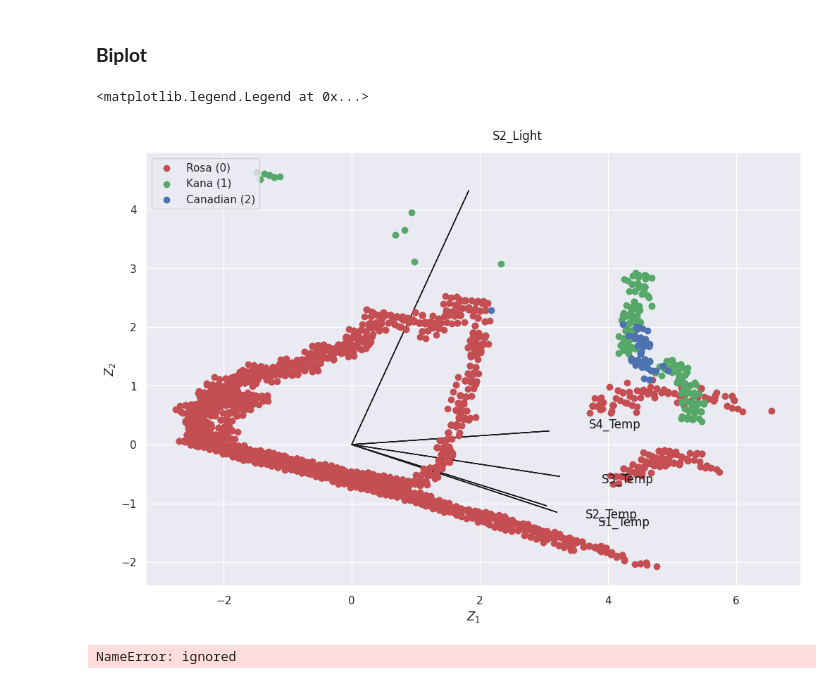
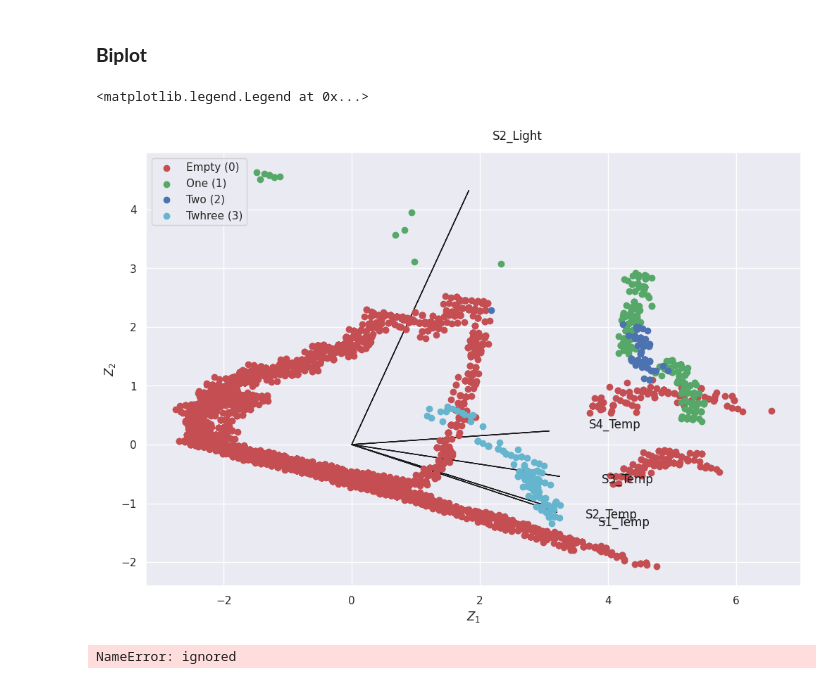
Before and after one commit to AngelicaAlfonsoH/INSE6220_FinalProject, a Jupyter notebook: ProjectV5.ipynb, the cells around one changed output. Cells and saved outputs as stored; diff of their text form; code cells hidden in the pictures.

```diff
--- a/ProjectV5.ipynb
+++ b/ProjectV5.ipynb
@@ -207,14 +207,16 @@ pca.fit(df)
 Z = pca.fit_transform(df)
 
 # 1(Rosa)->0,  2(Kama)->1, 3(Canadian)->2
-idx_Rosa = np.where(y == 0)
-idx_Kana = np.where(y == 1)
-idx_Canadian = np.where(y == 2)
+idx_Empty = np.where(y == 0)
+idx_one = np.where(y == 1)
+idx_two = np.where(y == 2)
+idx_three = np.where(y == 3)
 
 plt. figure()
-plt.scatter(Z[idx_Rosa,0], Z[idx_Rosa,1], c='r', label='Rosa (0)')
-plt.scatter(Z[idx_Kana,0], Z[idx_Kana,1], c='g', label='Kana (1)')
-plt.scatter(Z[idx_Canadian,0], Z[idx_Canadian,1], c='b', label='Canadian (2)')
+plt.scatter(Z[idx_Empty,0], Z[idx_Empty,1], c='r', label='Empty (0)')
+plt.scatter(Z[idx_one,0], Z[idx_one,1], c='g', label='One (1)')
+plt.scatter(Z[idx_two,0], Z[idx_two,1], c='b', label='Two (2)')
+plt.scatter(Z[idx_three,0], Z[idx_three,1], c='c', label='Three (3)')
 plt.legend()
 #plt.xlabel('Z1')
 #plt.ylabel('Z2')
@@ -299,29 +301,30 @@ PC_variance
 # %%
 # 0,1 denote PC1 and PC2; change values for other PCs
 A1 = A[:,0]
 A2 = A[:,1]
 Z1 = Z[:,0]
 Z2 = Z[:,1]
 
 plt.figure()
 plt.xlabel('$Z_1$')
 plt.ylabel('$Z_2$')
 for i in range(len(A1)):
 # arrows project features as vectors onto PC axes
   plt.arrow(0, 0, A1[i]*max(Z1), A2[i]*max(Z2), color='k', width=0.0005, head_width=0.0025)
   plt.text(A1[i]*max(Z1)*1.2, A2[i]*max(Z2)*1.2,variables[i], color='k')
 
-plt.scatter(Z[idx_Rosa,0], Z[idx_Rosa,1], c='r', label='Rosa (0)')
-plt.scatter(Z[idx_Kana,0], Z[idx_Kana,1], c='g', label='Kana (1)')
-plt.scatter(Z[idx_Canadian,0], Z[idx_Canadian,1], c='b', label='Canadian (2)')
+plt.scatter(Z[idx_Empty,0], Z[idx_Empty,1], c='r', label='Empty (0)')
+plt.scatter(Z[idx_Kana,0], Z[idx_Kana,1], c='g', label='One (1)')
+plt.scatter(Z[idx_Canadian,0], Z[idx_Canadian,1], c='b', label='Two (2)')
+plt.scatter(Z[idx_three,0], Z[idx_three,1], c='c', label='Twhree (3)')
 plt.legend(loc='upper left')
 #for i in range(len(Z1)):
 # circles project documents (ie rows from csv) as points onto PC axes
   #plt.scatter(Z1[i], Z2[i], c='g', marker='o')
   #plt.text(Z1[i]*1.2, Z2[i]*1.2, observations[i], color='b')
 # %% [output]
 <matplotlib.legend.Legend at 0x...>
-[figure, old version]
+[figure, new version]
 # %%
 cluster.biplot(cscore=Z, loadings=A, labels=X.columns.values, var1=round(pca.explained_variance_ratio_[0]*100, 2),
                var2=round(pca.explained_variance_ratio_[1]*100, 2), colorlist=target)
```
Also changed, not shown: parts of 16 cells of this notebook.
